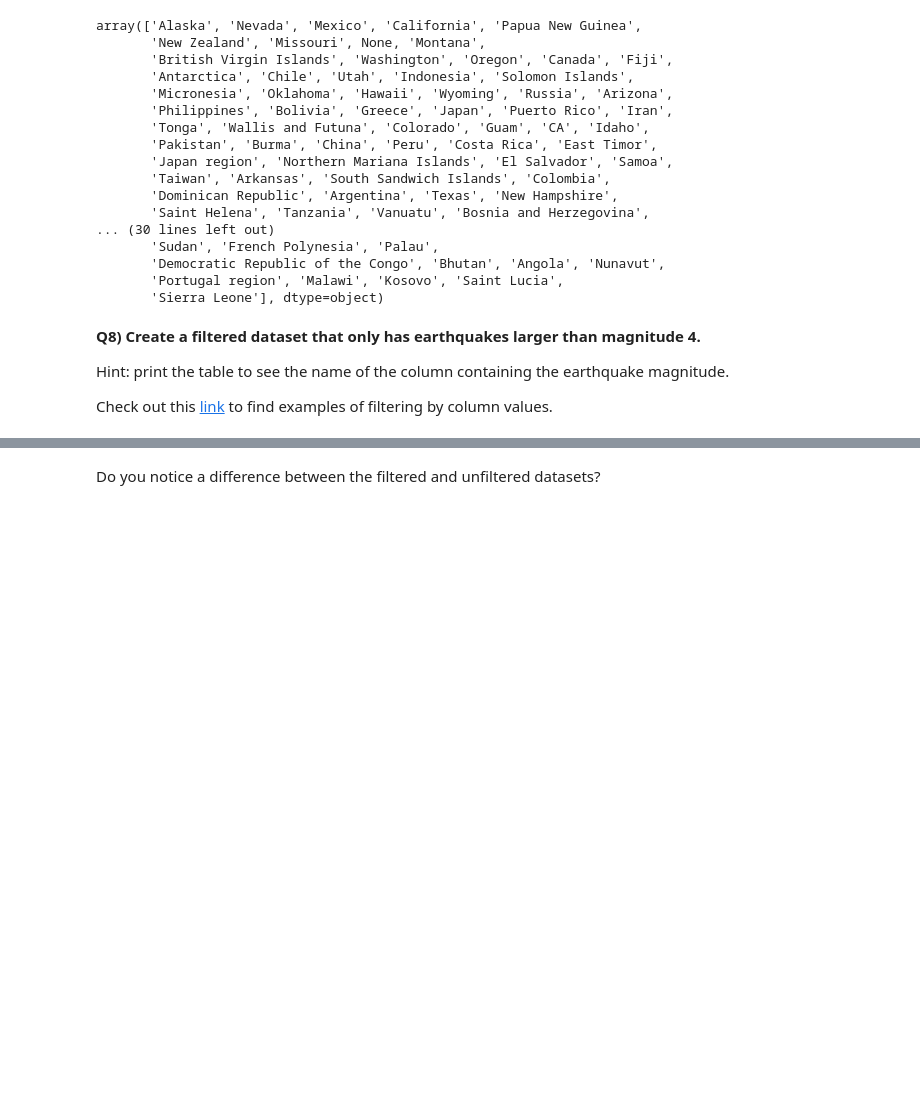
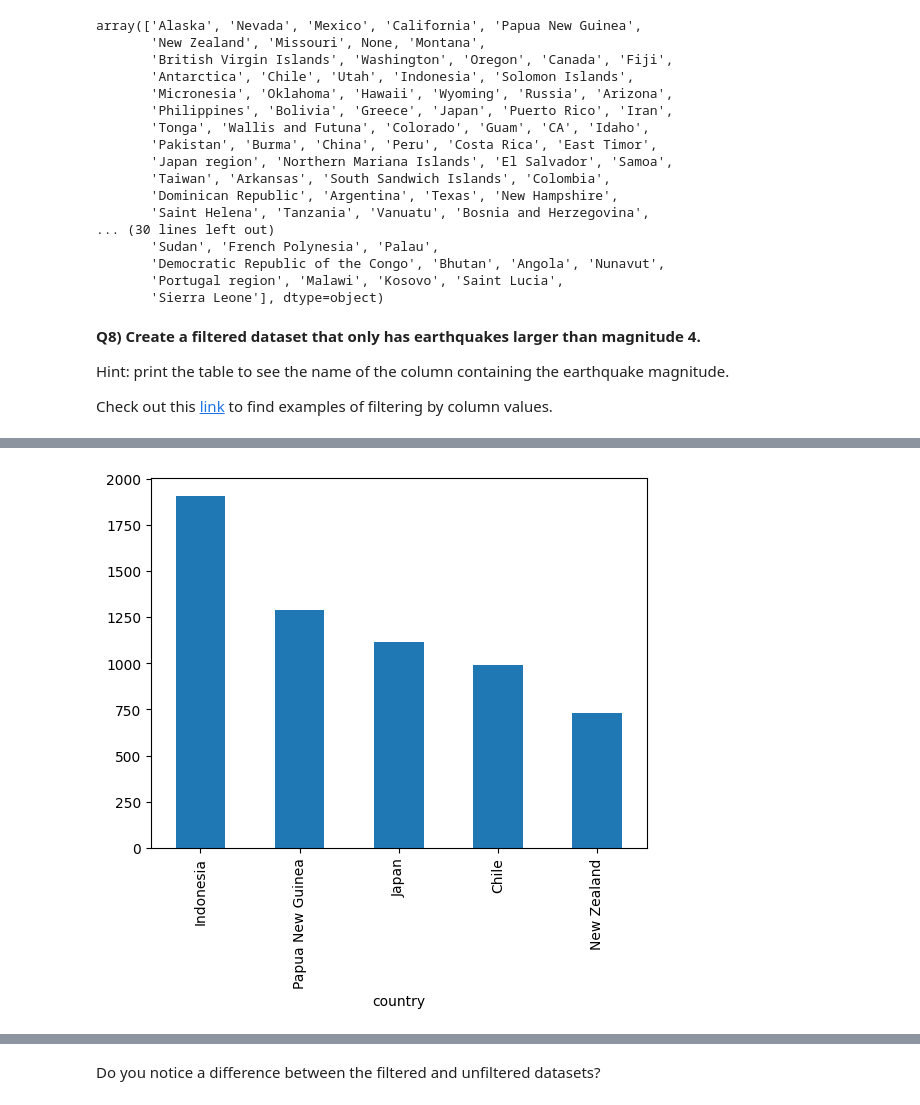
Before and after one commit to emmagiometti/A2026_Intro_Python, a Jupyter notebook: 1_5_env_exercise_pandas.ipynb, the cells around one changed output, grey strips where cells are left out. Cells and saved outputs as stored; diff of their text form; code cells hidden in the pictures; blank space fills up the shorter version.

```diff
--- a/1_5_env_exercise_pandas.ipynb
+++ b/1_5_env_exercise_pandas.ipynb
@@ -253,3 +253,5 @@ Check out this [link](https://www.geeksforgeeks.org/ways-to-filter-pandas-datafr
 to find examples of filtering by column values.
 # %%
 # Filter the dataset based on the earthquakes' magnitudes
+df_filtered = df[df['mag'] > 4] #calls mag column with values greater than 4
+df_filtered.head() #show first 5 values
@@ -271,6 +281,15 @@ and `earthquake_num` (number), and recreate the bar chart below.
 <em>The five locations with the most magnitude-above-4 events in 2014.</em>
 # %%
 # Count the >4 earthquakes, count them per country, then plot the top 5 as a bar chart
+num1 = df_filtered['mag'].count() #count >4 earthquakes
+num2 = df_filtered['country'].value_counts() #count per country
+num2 #show
+
+#plot top 5 as a bar chart
+num2.head().plot(kind='bar') #head calls top 5, .plot(kind='bar') creates bar chart
+plt.show()
+# %% [output]
+[figure, added]
 # %% [markdown]
 **Q10) Make a histogram for the distribution of the earthquakes' magnitudes.**
 
```
Also changed, not shown: parts of 5 cells of this notebook.
